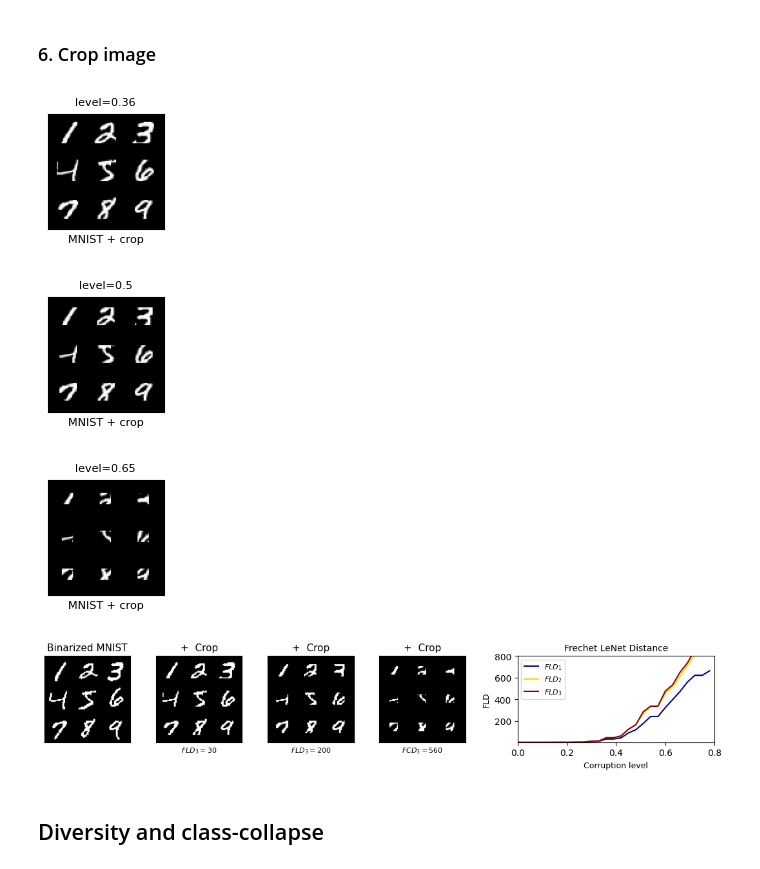
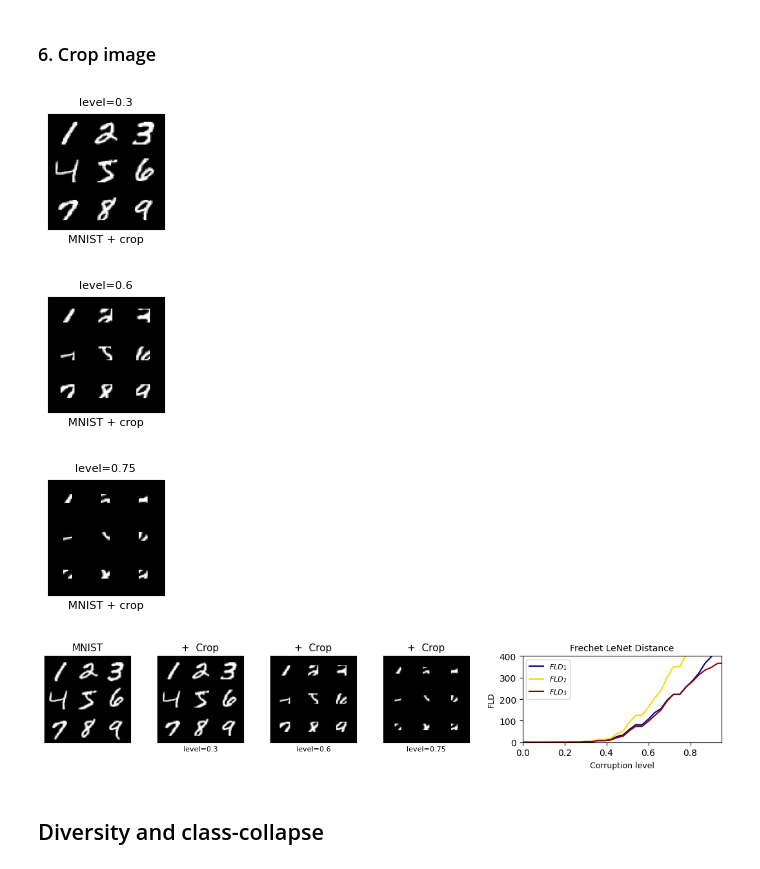
Before and after one commit to dfaroughy/FID-MNIST, a Jupyter notebook: example_MNIST.ipynb, the cells around one changed output. Cells and saved outputs as stored; diff of their text form; code cells hidden in the pictures.

```diff
--- a/example_MNIST.ipynb
+++ b/example_MNIST.ipynb
@@ -186,30 +185,32 @@ plot_combined_with_mnist_grid(samples=[digits, digits_pix_1, digits_pix_2, digit
 # %%
 corruption = 'crop'
 
-crop_level_1 = 0.36
-crop_level_2 = 0.5
-crop_level_3 = 0.65
+crop_level_1 = 0.3
+crop_level_2 = 0.6
+crop_level_3 = 0.75
 
 digits_crop_1 = get_test_samples(name='MNIST', corruption=corruption, level=crop_level_1, plot=True)
 digits_crop_2 = get_test_samples(name='MNIST', corruption=corruption, level=crop_level_2, plot=True)
 digits_crop_3 = get_test_samples(name='MNIST', corruption=corruption, level=crop_level_3, plot=True)
 # %% [output]
-[figure, old version]
+[figure, new version]
-[figure, old version]
+[figure, new version]
 [figure]
 # %%
-fcd_1_pix = fld_NIST(model=lenet, name='MNIST', corruption=corruption, values=np.arange(0.0, 1, 0.03), activation_layer='fc1', device=device)
-fcd_2_pix = fld_NIST(model=lenet, name='MNIST', corruption=corruption, values=np.arange(0.0, 1, 0.03), activation_layer='fc2', device=device)
-fcd_3_pix = fld_NIST(model=lenet, name='MNIST', corruption=corruption, values=np.arange(0.0, 1, 0.03), activation_layer='fc3', device=device)
+fcd_1_crop = fld_NIST(model=lenet, name='MNIST', corruption=corruption, values=np.arange(0.0, 1, 0.03), activation_layer='fc1', device=device)
+fcd_2_crop = fld_NIST(model=lenet, name='MNIST', corruption=corruption, values=np.arange(0.0, 1, 0.03), activation_layer='fc2', device=device)
+fcd_3_crop = fld_NIST(model=lenet, name='MNIST', corruption=corruption, values=np.arange(0.0, 1, 0.03), activation_layer='fc3', device=device)
 # %%
 plot_combined_with_mnist_grid(samples=[digits, digits_crop_1, digits_crop_2, digits_crop_3],
                               fcd=[fcd_1_crop, fcd_2_crop, fcd_3_crop],
                               distortion='Crop',
-                              dist_levels=['', r'$FLD_3=${}'.format(30), r'$FLD_3={}$'.format(200), r'$FCD_3={}$'.format(560)],
-                              xlim=(0, 0.8),
-                             figsize=(11,2.25))
+                              name='MNIST',
+                              dist_levels=['', r'level={}'.format(crop_level_1), r'level={}'.format(crop_level_2), r'level={}'.format(crop_level_3)],
+                              xlim=(0, 0.95),
+                              ylim=(0, 400),
+                              figsize=(11,2.25))
 # %% [output]
-[figure, old version]
+[figure, new version]
 # %% [markdown]
 ## Diversity and class-collapse
 # %%
```
Also changed, not shown: parts of 1 cell of this notebook.
